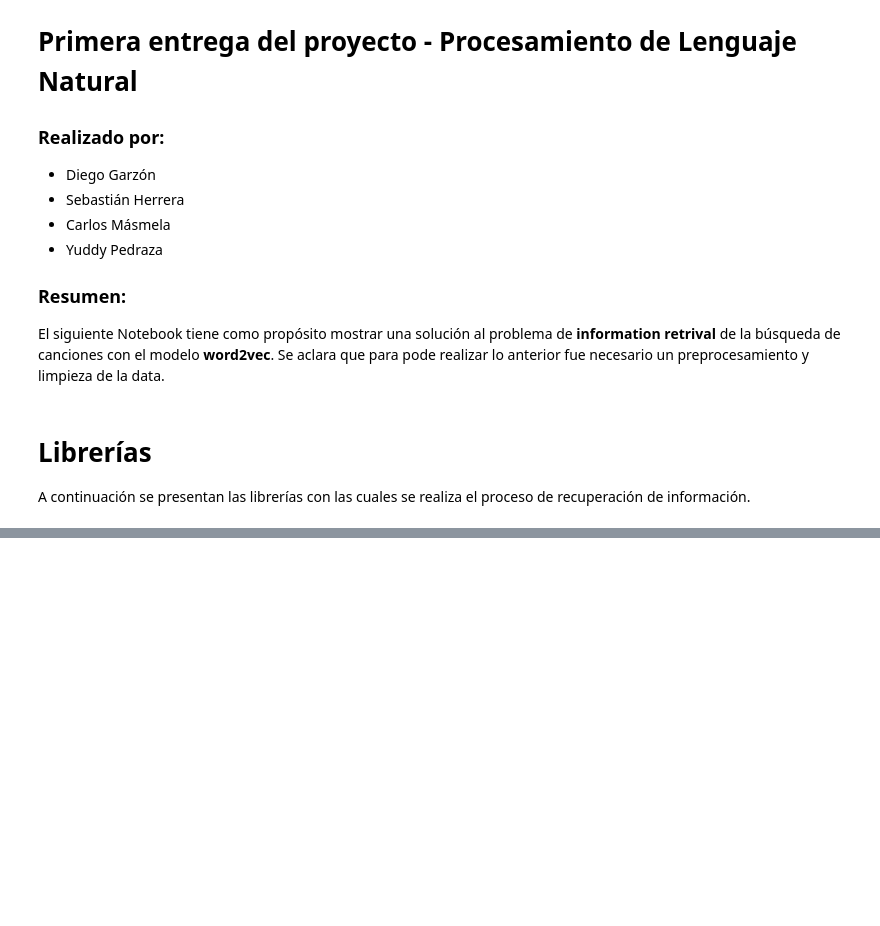
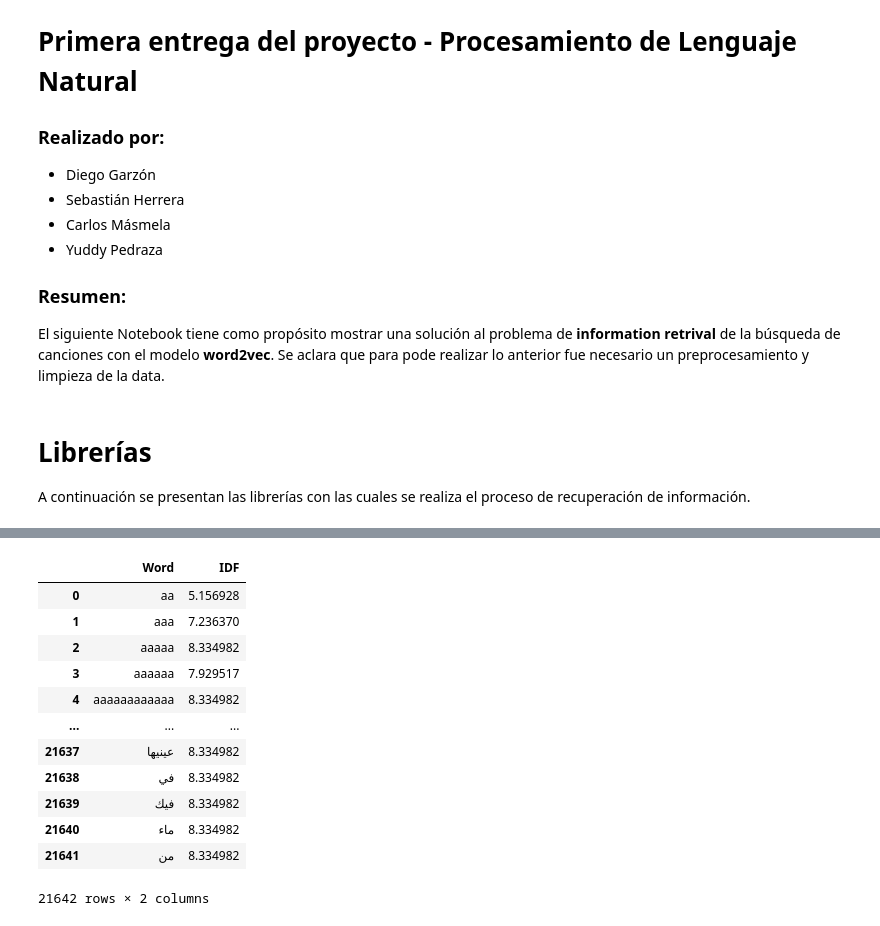
Before and after one commit to candemas97/hgmp-nlp-project, a Jupyter notebook: entregas/entrega1/information_retrieval_tf_idf/information_retrieval_tf_idf.ipynb, the cells around one changed output, grey strips where cells are left out. Saved outputs shown, nothing was run; the diff lists cells and outputs as text; code cells hidden in the pictures; blank space fills up the shorter version.

```diff
--- a/entregas/entrega1/information_retrieval_tf_idf/information_retrieval_tf_idf.ipynb
+++ b/entregas/entrega1/information_retrieval_tf_idf/information_retrieval_tf_idf.ipynb
@@ -19,0 +85,21 @@ A continuación se presentan las librerías con las cuales se realiza el proceso
+# %%
+# Calculamos TF e IDF
+features = vectorizer.get_feature_names_out()
+idf = vectorizer.idf_
+
+df_idf = pandas.DataFrame(list(zip(features, idf)), columns=["Word", "IDF"])
+df_idf
+# %% [output]
+|  | Word | IDF |
+| 0 | aa | 5.156928 |
+| 1 | aaa | 7.236370 |
+| 2 | aaaaa | 8.334982 |
+| 3 | aaaaaa | 7.929517 |
+| 4 | aaaaaaaaaaaa | 8.334982 |
+| ... | ... | ... |
+| 21637 | عينيها | 8.334982 |
+| 21638 | في | 8.334982 |
+| 21639 | فيك | 8.334982 |
+| 21640 | ماء | 8.334982 |
+| 21641 | من | 8.334982 |
+21642 rows × 2 columns
```
Also changed, not shown: parts of 17 cells of this notebook, 5 other files.
